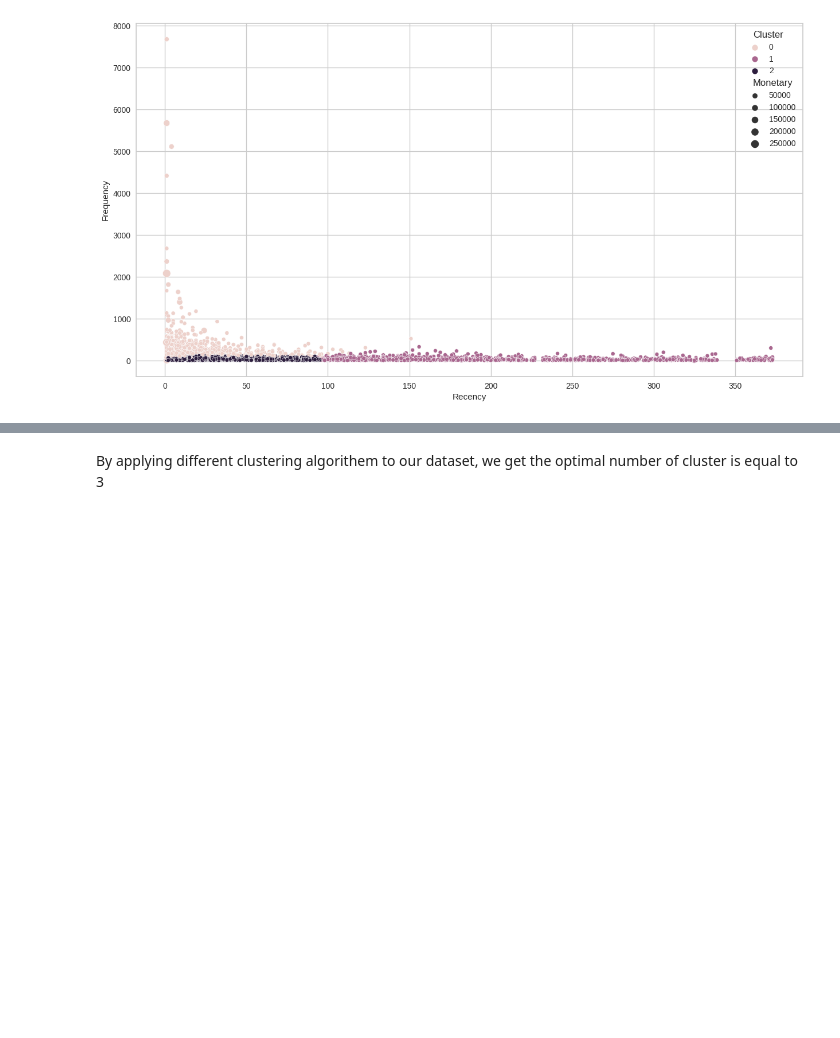
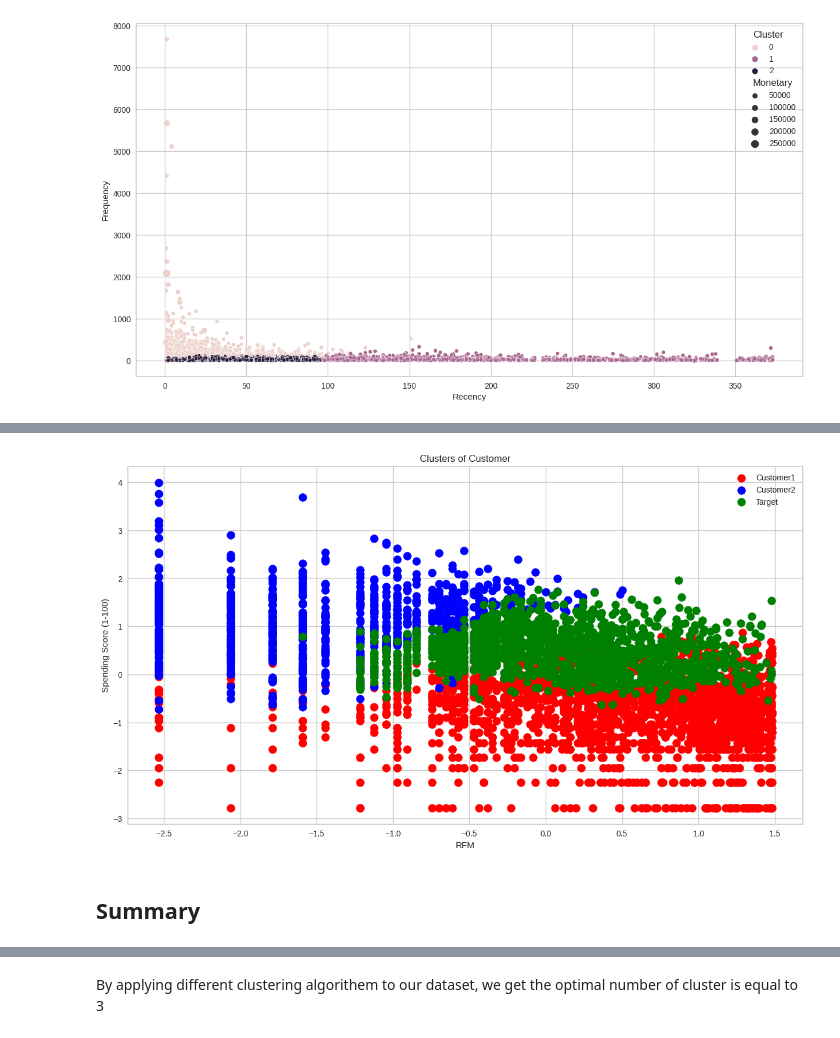
Before and after one commit to sahoomrutyunjaya12345/OnlineRetailCustomerSegmentation, a Jupyter notebook: Online_Retail_Customer_SegmentationCapstoneProject.ipynb, the cells around one changed output, grey strips where cells are left out. Saved outputs shown, nothing was run; the diff lists cells and outputs as text; code cells hidden in the pictures; blank space fills up the shorter version.

```diff
--- a/Online_Retail_Customer_SegmentationCapstoneProject.ipynb
+++ b/Online_Retail_Customer_SegmentationCapstoneProject.ipynb
@@ -1128,0 +1141,11 @@ sns.scatterplot(x = rfm_df_copy['Recency'], y = rfm_df_copy['Frequency'], size=
+# %%
+from sklearn import preprocessing
+import math
+rfm_df['Recency_log'] = rfm_df['Recency'].apply(math.log)
+rfm_df['Frequency_log'] = rfm_df['Frequency'].apply(math.log)
+rfm_df['Monetary_log'] = rfm_df['Monetary'].apply(math.log)
+# %%
+feature_vector=['Recency_log','Frequency_log','Monetary_log']
+X_features = rfm_df[feature_vector].values
+scaler=preprocessing.StandardScaler()
+X=scaler.fit_transform(X_features)
@@ -1128,0 +1154,22 @@ sns.scatterplot(x = rfm_df_copy['Recency'], y = rfm_df_copy['Frequency'], size=
+# %%
+# Fitting hierarchical clustering to the all dataset
+from sklearn.cluster import AgglomerativeClustering
+hc = AgglomerativeClustering(n_clusters = 3, affinity = 'euclidean', linkage = 'ward')
+y_hc = hc.fit_predict(X)
+# %%
+# Visualizing the clusters (two dimensions only)
+plt.figure(figsize=(15,8))
+plt.scatter(X[y_hc == 0, 0], X[y_hc == 0, 1], s = 100, c = 'red', label = 'Customer1')
+plt.scatter(X[y_hc == 1, 0], X[y_hc == 1, 1], s = 100, c = 'blue', label = 'Customer2')
+plt.scatter(X[y_hc == 2, 0], X[y_hc == 2, 1], s = 100, c = 'green', label = 'Target')
+
+plt.title('Clusters of Customer')
+plt.xlabel('RFM')
+
+plt.ylabel('Spending Score (1-100)')
+plt.legend()
+plt.show()
+# %% [output]
+[figure, added]
+# %% [markdown]
+## Summary
```
Also changed, not shown: parts of 10 cells of this notebook.
